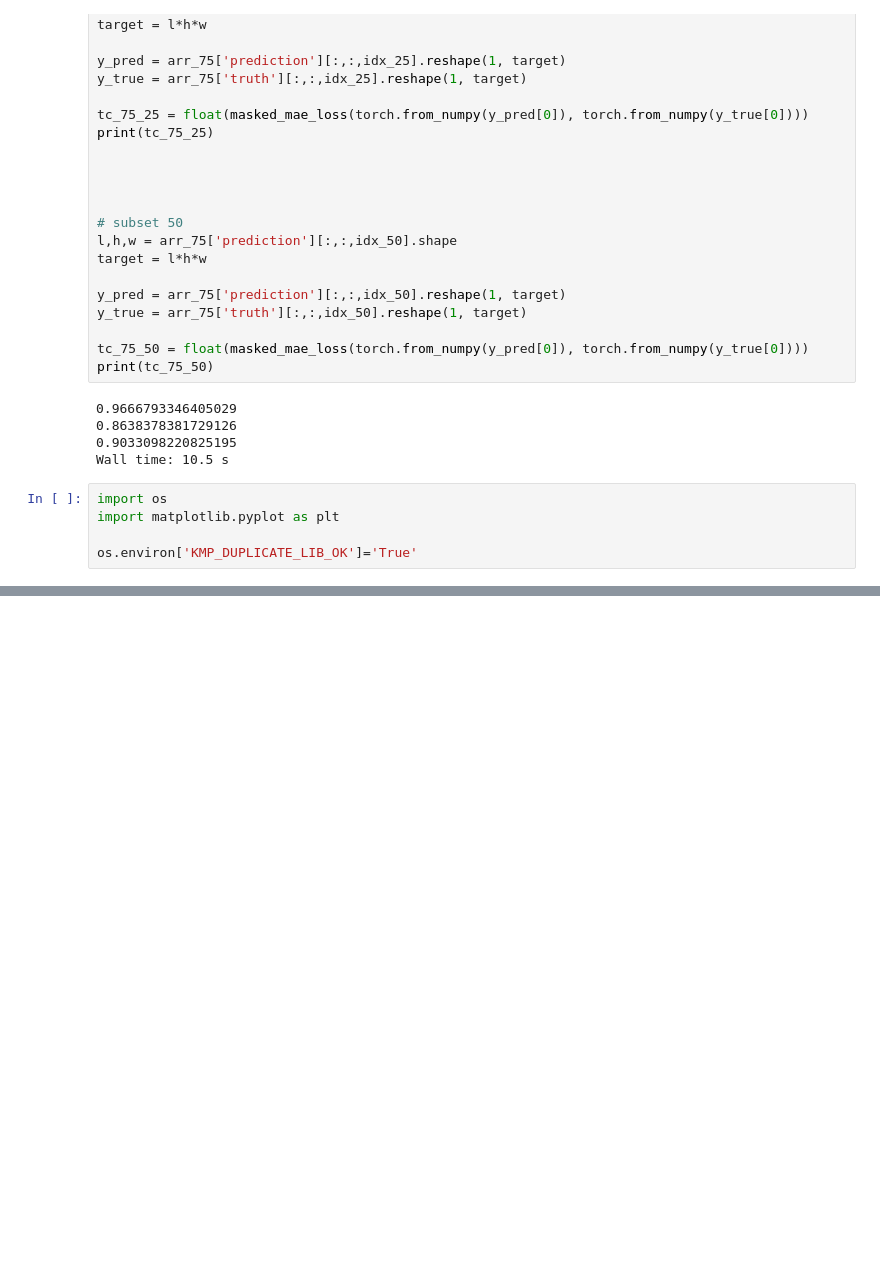
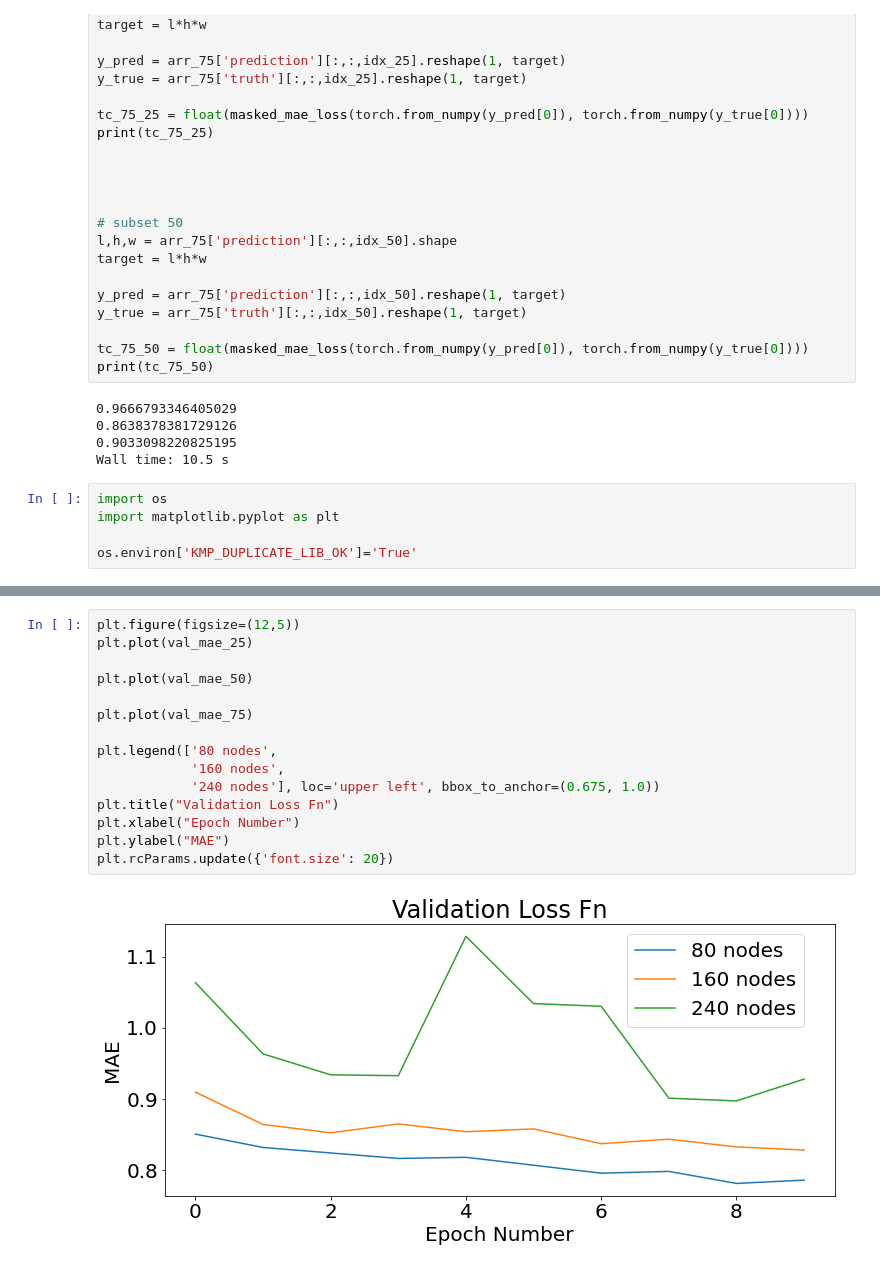
Before and after one commit to raulgiovannymartinez/Nautilus-seq2seq, a Jupyter notebook: data-scalability-spatiotemporal/Evaluate Predictions.ipynb, the cells around one changed output, grey strips where cells are left out. Saved outputs shown, nothing was run; the diff lists cells and outputs as text; blank space fills up the shorter version.

```diff
--- a/data-scalability-spatiotemporal/Evaluate Predictions.ipynb
+++ b/data-scalability-spatiotemporal/Evaluate Predictions.ipynb
@@ -704,0 +706,17 @@ plt.rcParams.update({'font.size': 20})
+# %%
+plt.figure(figsize=(12,5))
+plt.plot(val_mae_25)
+
+plt.plot(val_mae_50)
+
+plt.plot(val_mae_75)
+
+plt.legend(['80 nodes',
+            '160 nodes',
+            '240 nodes'], loc='upper left', bbox_to_anchor=(0.675, 1.0))
+plt.title("Validation Loss Fn")
+plt.xlabel("Epoch Number")
+plt.ylabel("MAE")
+plt.rcParams.update({'font.size': 20})
+# %% [output]
+[figure, added]
```
Also changed, not shown: parts of 2 cells of this notebook, 2 other files.
